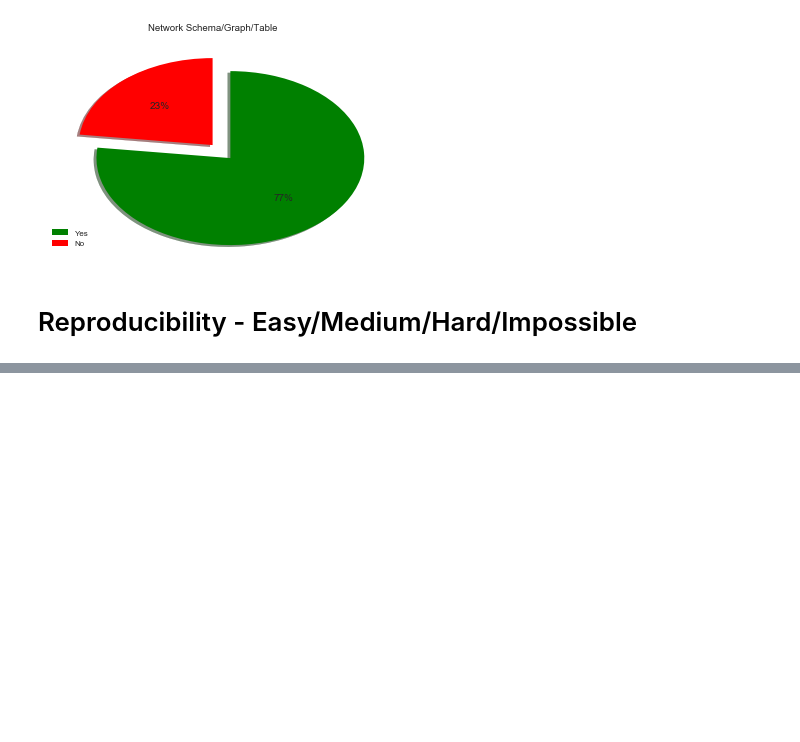
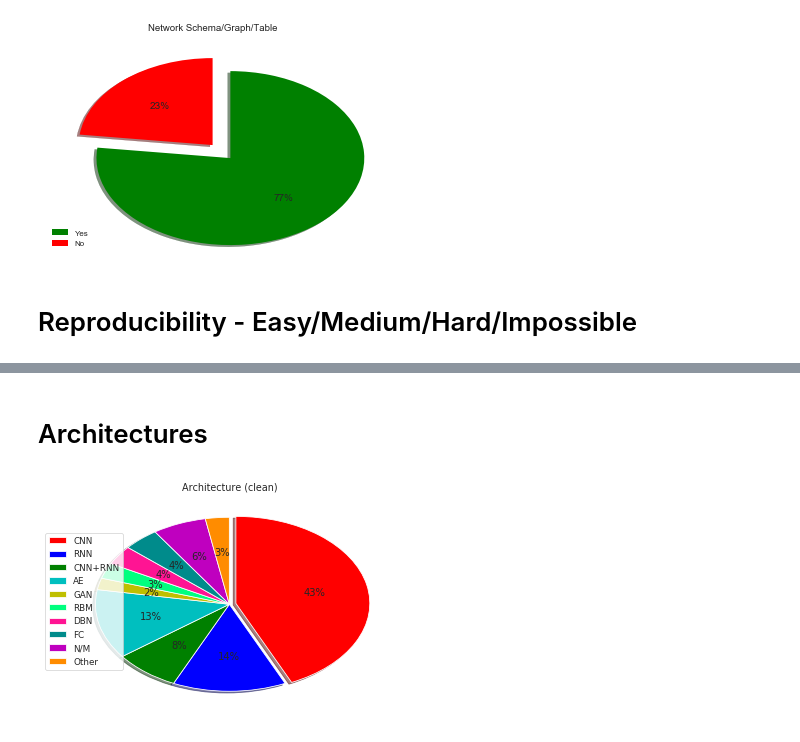
Before and after one commit to hubertjb/dl-eeg-review, a Jupyter notebook: sandbox.ipynb, the cells around one changed output, grey strips where cells are left out. Cells and saved outputs as stored; diff of their text form; code cells hidden in the pictures; blank space fills up the shorter version.

Commit message:
adding architectures and features plots

```diff
--- a/sandbox.ipynb
+++ b/sandbox.ipynb
@@ -376,3 +366,20 @@ Medium:
 71    Schirrmeister2017
 80           Zhang2017e
 Name: Citation, dtype: object
+# %% [markdown]
+# Architectures
+# %%
+col_name = 'Architecture (clean)'
+col_options = ['CNN', 'RNN', 'CNN+RNN', 'AE', 'GAN', 'RBM', 'DBN', 'FC', 'N/M', 'Other']
+values = [df[col_name].value_counts()[col_options[0]], df[col_name].value_counts()[col_options[1]], df[col_name].value_counts()[col_options[2]], df[col_name].value_counts()[col_options[3]], df[col_name].value_counts()[col_options[4]], df[col_name].value_counts()[col_options[5]], df[col_name].value_counts()[col_options[6]], df[col_name].value_counts()[col_options[7]], df[col_name].value_counts()[col_options[8]], df[col_name].value_counts()[col_options[9]]]
+colors = ['r', 'b', 'g', 'c', 'y', 'springgreen', 'deeppink', 'darkcyan', 'm', 'darkorange']
+explode = (0.05, 0, 0, 0, 0, 0, 0, 0, 0, 0)
+
+fig = plt.figure()
+plt.pie(values, colors=colors, explode=explode, counterclock=False, shadow=True, autopct='%1.0f%%', startangle=90)
+plt.title(col_name)
+plt.legend(col_options, loc=(-0.05, 0.2))
+plt.savefig("./figs/{}.eps".format(col_name), bbox_inches='tight', format='eps', dpi=1000) # Needs to be before plt.show()
+plt.show()
+# %% [output]
+[figure, added]
```
Also changed, not shown: parts of 13 cells of this notebook, 7 other files.
